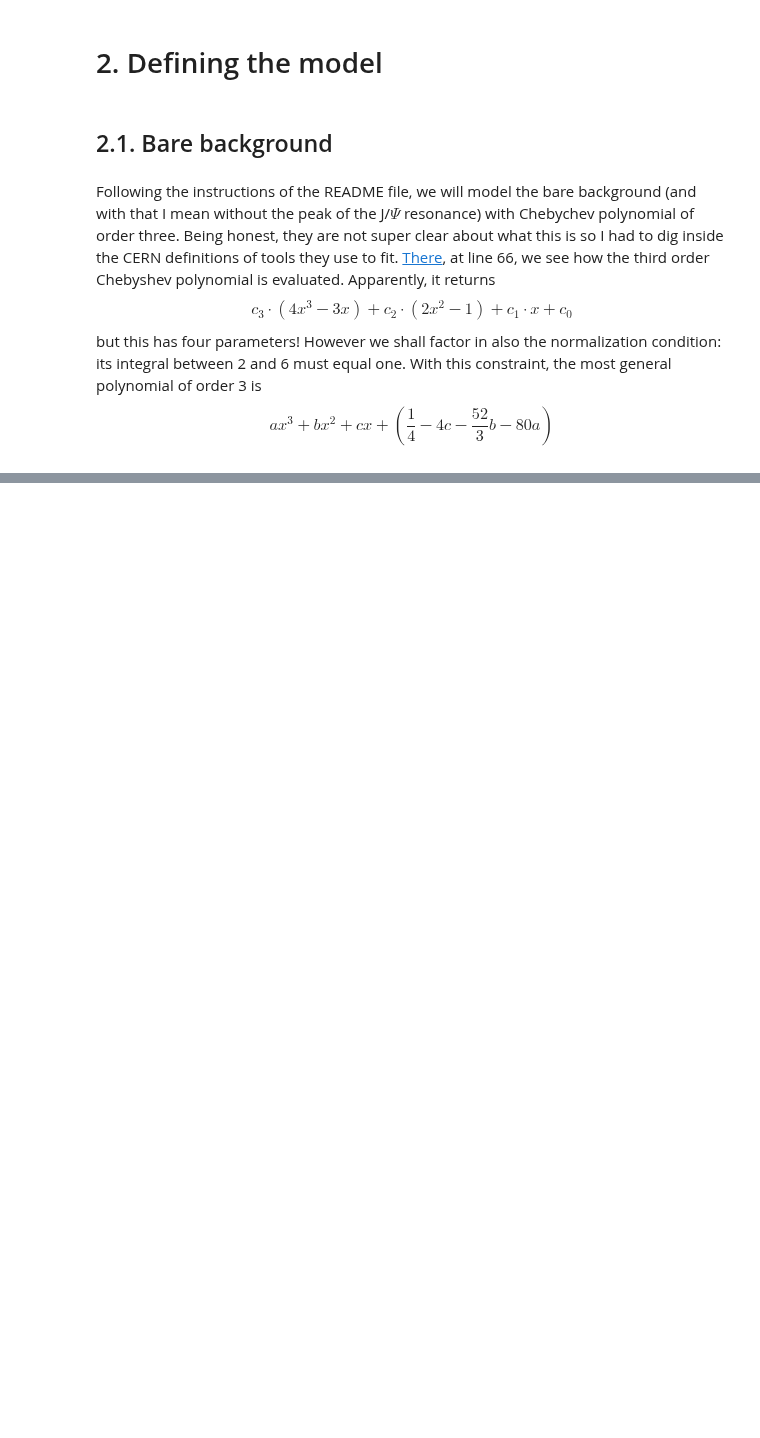
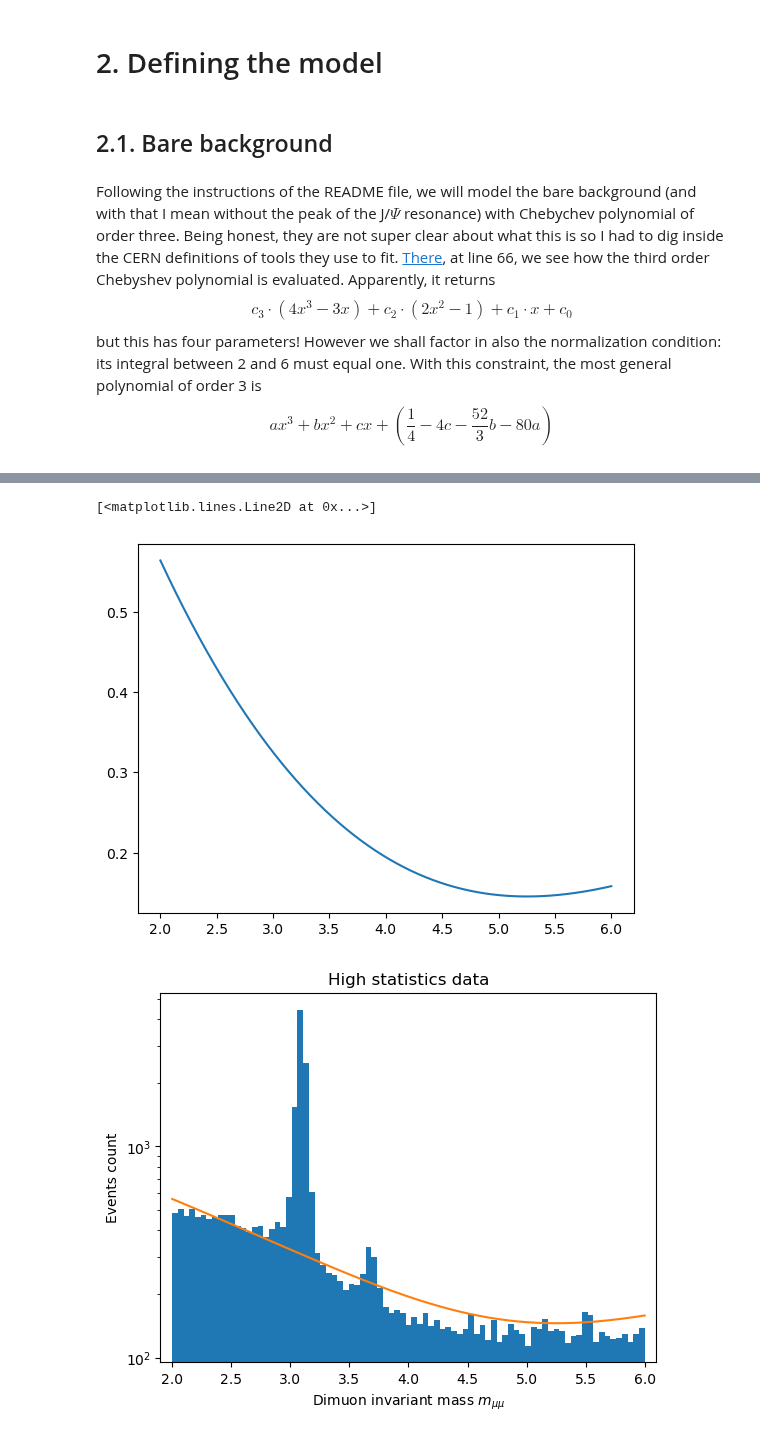
Before and after one commit to Matteo-Bellino/SMATEP_Project, a Jupyter notebook: Psi2S_RadanoBellino.ipynb, the cells around one changed output, grey strips where cells are left out. Cells and saved outputs as stored; diff of their text form; code cells hidden in the pictures; blank space fills up the shorter version.

```diff
--- a/Psi2S_RadanoBellino.ipynb
+++ b/Psi2S_RadanoBellino.ipynb
@@ -69,6 +69,33 @@ but this has four parameters! However we shall factor in also the normalization
     ax^3+bx^2+cx+\left(\frac{1}{4}-4c-\frac{52}{3}b-80a\right)
 \end{equation}
 # %%
+#definition of Cheb. polynomials of order n (they are orthonormal in [-1,1])
+def T(x, n):
+    return np.cos(n * np.arccos(x))
+
+def chebn(x, max_order, params):
+    total = 0
+    if len(params) != (max_order+1):
+        print("Dim of params must match the order of the polynomial")
+        return None
+
+    for order in range(0,max_order+1):
+        total += params[order] * T(x, order)
+    return total
+
+#I read that often people using cheb set the consant term to 1
 def cheb3(x, params):
     a1, a2, a3 = params
-    return a3*(4*x**3-3*x) + a2*(2*x**2-1) + a1*x
+    return a3*(4*x**3-3*x) + a2*(2*x**2-1) + a1*x + 1
+
+def cheb3r(z, params):
+    '''Rescaled cheb polynomial of order 3
+
+    This function maps the value of the cheb polynomials from -1 to 1 (where they form an orthogonal set)
+    to the interval of interest [2,6], then performs the normalization.
+    The order 0 coefficient is assumed to be 1'''
+
+    a1, a2, a3 = params #they are not relative to the normalized distribution!!
+    x = -1 + 2*(z-2) / (6-2) #I'm making a change of var so then I'll have to divide the function by dx/dz = 2
+    norm = 2 - 2/3 * a2 #normalization IN THE INTERVAL [-1,1] (sapce of cohord x)
+    return (a3*(4*x**3-3*x) + a2*(2*x**2-1) + a1*x + 1) / norm / 2 #factor 2 accounts for change of cohord
@@ -75,3 +130,21 @@ def cheb3(x, params):
+# %%
+x = np.linspace(2,6, 1000)
+y = cheb3r(x, [-0.7, 0.3, -0.03])
+plt.plot(x,y)
+plt.figure()
+#plt.yscale('log')
+plt.hist(data_HS, density=False, bins=bin_num)
+plt.title('High statistics data')
+plt.xlabel('Dimuon invariant mass $m_{\\mu\\mu}$') # Use double slash for latex command
+plt.ylabel('Events count')
+plt.xlim((1.9,6.1))
+plt.yscale(scale)
+ylim = plt.ylim()
+plt.plot(x,y*1000)
+# %% [output]
+[<matplotlib.lines.Line2D at 0x...>]
+[figure, added]
+[figure, added]
 # %%
 def poly3(x, params):
     '''A generic polynomial of order 3 normalized between 2 and 6.
```
Also changed, not shown: parts of 7 cells of this notebook.
